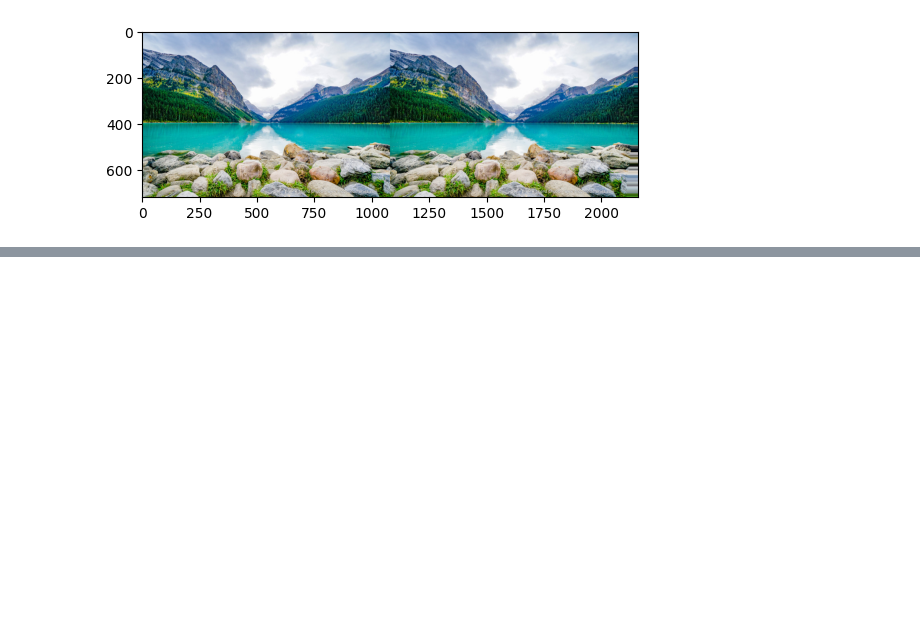
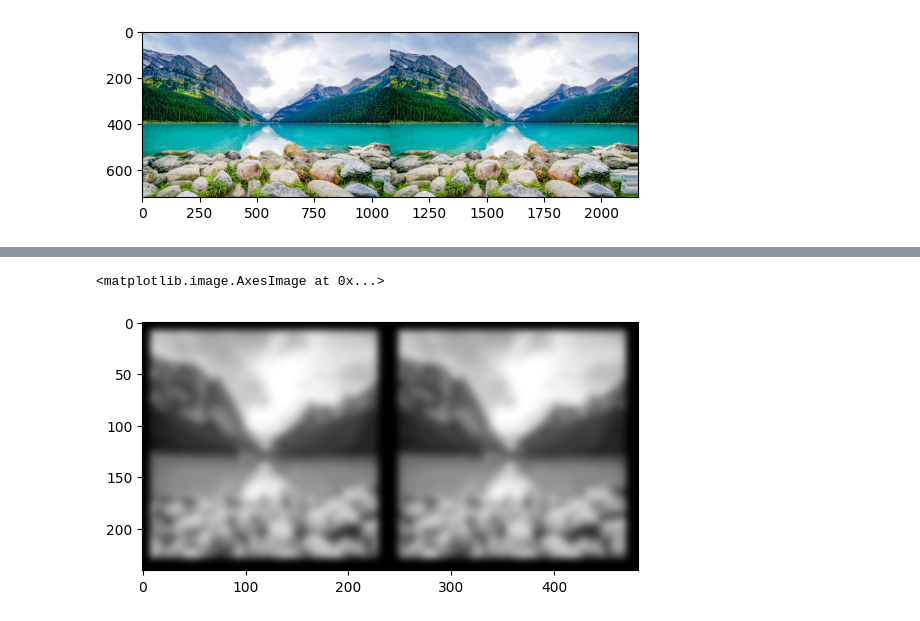
Before and after one commit to csirlin/StereoSight, a Jupyter notebook: depth.ipynb, the cells around one changed output, grey strips where cells are left out. Cells and saved outputs as stored; diff of their text form; code cells hidden in the pictures; blank space fills up the shorter version.

```diff
--- a/depth.ipynb
+++ b/depth.ipynb
@@ -85,0 +104,14 @@ plt.imshow(np.array(img)-warped_image)
+# %%
+def get_percept_data_from_image(image):
+    full_prosthesis = p2p.implants.ProsthesisSystem(full_array, p2p.stimuli.ImageStimulus(image))
+    percept = model.predict_percept(full_prosthesis)
+    return percept.data
+
+percept_left = get_percept_data_from_image(np.array(img))
+percept_right = get_percept_data_from_image(warped_image)
+# %%
+percept_side_by_side = np.hstack((percept_left, percept_right))
+plt.imshow(percept_side_by_side, cmap='gray')
+# %% [output]
+<matplotlib.image.AxesImage at 0x...>
+[figure, added]
```
Also changed, not shown: parts of 5 cells of this notebook.
